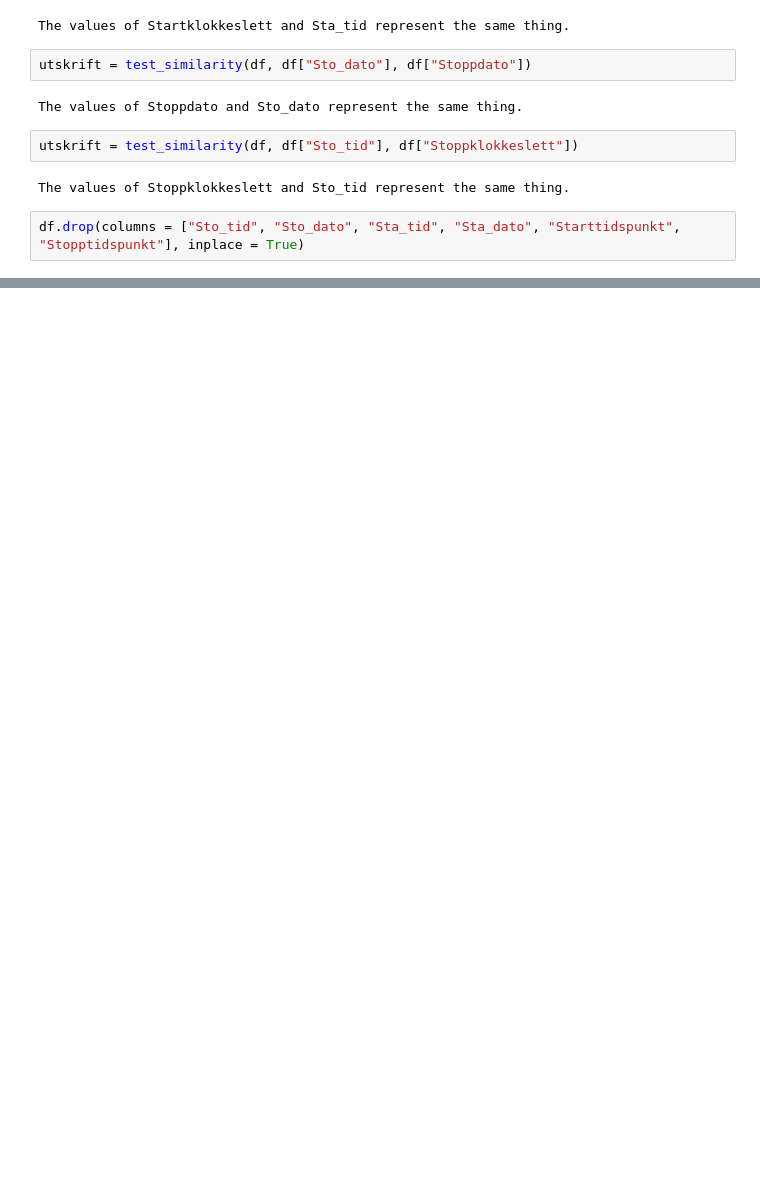
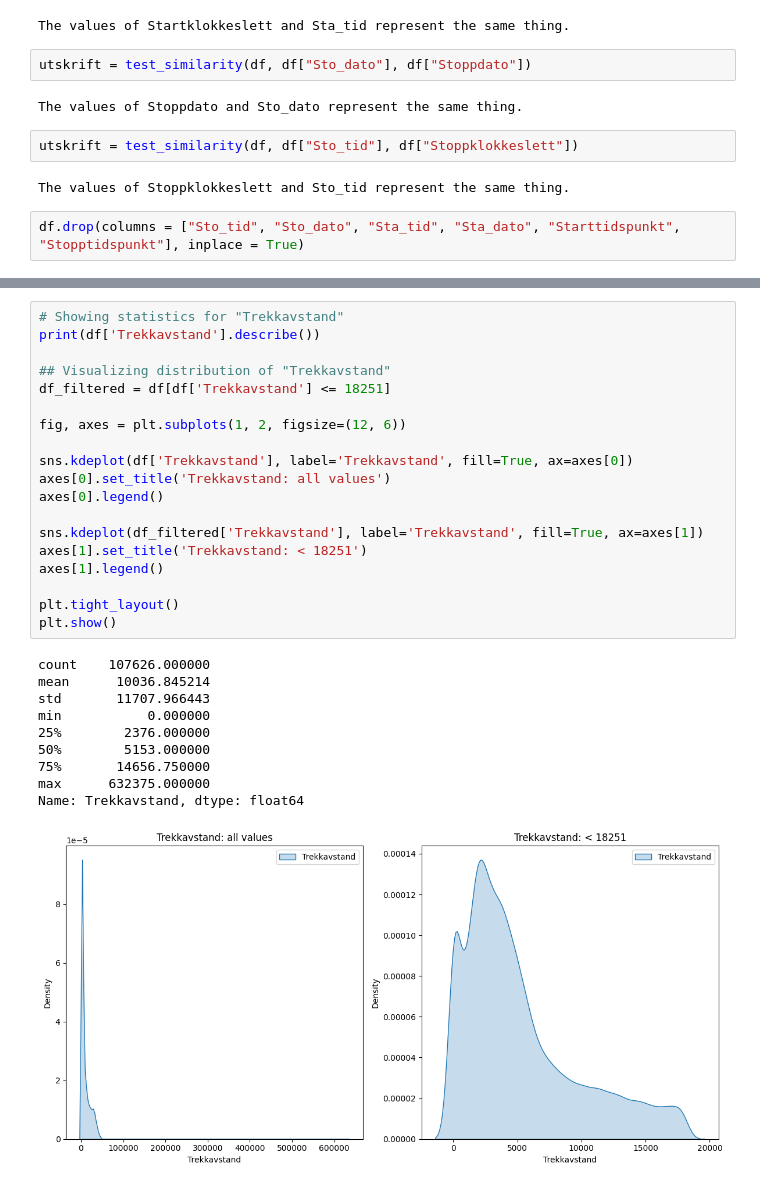
Before and after one commit to Pzorster/INFO284pzor, a Jupyter notebook: New.ipynb, the cells around one changed output, grey strips where cells are left out. Cells and saved outputs as stored; diff of their text form; blank space fills up the shorter version.

```diff
--- a/New.ipynb
+++ b/New.ipynb
@@ -575,0 +622,30 @@ memory usage: 27.1+ MB
+# %%
+# Showing statistics for "Trekkavstand"
+print(df['Trekkavstand'].describe())
+
+## Visualizing distribution of "Trekkavstand"
+df_filtered = df[df['Trekkavstand'] <= 18251]
+
+fig, axes = plt.subplots(1, 2, figsize=(12, 6))
+
+sns.kdeplot(df['Trekkavstand'], label='Trekkavstand', fill=True, ax=axes[0])
+axes[0].set_title('Trekkavstand: all values')
+axes[0].legend()
+
+sns.kdeplot(df_filtered['Trekkavstand'], label='Trekkavstand', fill=True, ax=axes[1])
+axes[1].set_title('Trekkavstand: < 18251')
+axes[1].legend()
+
+plt.tight_layout()
+plt.show()
+# %% [output]
+count    107626.000000
+mean      10036.845214
+std       11707.966443
+min           0.000000
+25%        2376.000000
+50%        5153.000000
+75%       14656.750000
+max      632375.000000
+Name: Trekkavstand, dtype: float64
+[figure, added]
```
Also changed, not shown: parts of 98 cells of this notebook.
